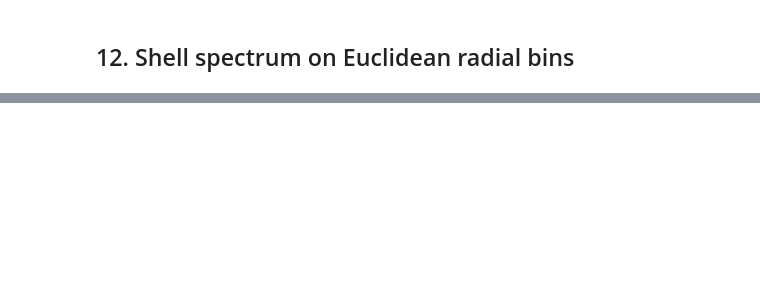
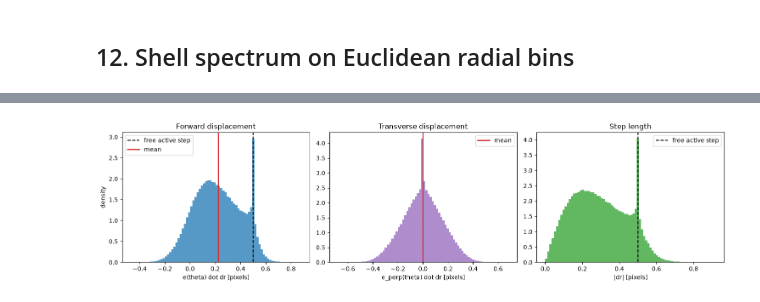
Before and after one commit to 2DHvN/CNEEP_v2, a Jupyter notebook: notebooks/Corr_ABP_ShellForce.ipynb, the cells around one changed output, grey strips where cells are left out. Drawn from its saved outputs; the diff is of its cells as text; code cells hidden in the pictures; blank space fills up the shorter version.

```diff
--- a/notebooks/Corr_ABP_ShellForce.ipynb
+++ b/notebooks/Corr_ABP_ShellForce.ipynb
@@ -889,0 +908,85 @@ for idx, (lo, hi) in enumerate(bounds_px):
+# %%
+# This diagnostic uses hidden particle orientations from the simulator for
+# interpretation only. The density-only model did not receive orientation
+# channels as input.
+pos = result_test["positions"].numpy()  # [T, B, N, 2]
+theta = result_test["theta"].numpy()    # [T, B, N]
+
+# User controls for this diagnostic only.
+# diagnostic_stride is measured in saved frames, so the physical interval is
+# diagnostic_stride * dt_saved.
+diagnostic_stride = 1
+
+if diagnostic_stride < 1:
+    raise ValueError("diagnostic_stride must be >= 1.")
+if diagnostic_stride >= pos.shape[0]:
+    raise ValueError("diagnostic_stride is longer than the saved trajectory.")
+
+pos0 = pos[:-diagnostic_stride]
+pos1 = pos[diagnostic_stride:]
+theta0 = theta[:-diagnostic_stride]
+
+dr = pos1 - pos0
+dr = dr - abp_params.L * np.round(dr / abp_params.L)
+
+direction = np.stack([np.cos(theta0), np.sin(theta0)], axis=-1)
+perp_direction = np.stack([-np.sin(theta0), np.cos(theta0)], axis=-1)
+
+disp = np.linalg.norm(dr, axis=-1)
+parallel = np.sum(dr * direction, axis=-1)
+perp = np.sum(dr * perp_direction, axis=-1)
+
+flat_disp = disp.reshape(-1)
+flat_parallel = parallel.reshape(-1)
+flat_perp = perp.reshape(-1)
+
+diagnostic_dt = diagnostic_stride * dt_saved
+free_active_step = abp_params.v0 * diagnostic_dt
+trans_noise_rms = np.sqrt(4.0 * abp_params.Dt * diagnostic_dt)
+
+pixel_size = fieldizer.dx
+flat_disp_px = flat_disp / pixel_size
+flat_parallel_px = flat_parallel / pixel_size
+flat_perp_px = flat_perp / pixel_size
+free_active_step_px = free_active_step / pixel_size
+trans_noise_rms_px = trans_noise_rms / pixel_size
+
+print(f"diagnostic_stride:      {diagnostic_stride} saved frames")
+print(f"diagnostic_dt:          {diagnostic_dt:.6e}")
+print(f"pixel_size dx:          {pixel_size:.6e}")
+print(f"mean |dr| [px]:         {flat_disp_px.mean():.6e}")
+print(f"mean e(theta).dr [px]:  {flat_parallel_px.mean():.6e}")
+print(f"std  e(theta).dr [px]:  {flat_parallel_px.std():.6e}")
+print(f"mean e_perp.dr [px]:    {flat_perp_px.mean():.6e}")
+print(f"free active step [px]:  {free_active_step_px:.6e}")
+print(f"2D Brownian rms [px]:   {trans_noise_rms_px:.6e}")
+
+fig, axes = plt.subplots(1, 3, figsize=(15, 4))
+
+axes[0].hist(flat_parallel_px, bins=80, density=True, alpha=0.75)
+axes[0].axvline(free_active_step_px, color="k", linestyle="--", label="free active step")
+axes[0].axvline(flat_parallel_px.mean(), color="tab:red", lw=2, label="mean")
+axes[0].set_xlabel("e(theta) dot dr [pixels]")
+axes[0].set_ylabel("density")
+axes[0].set_title("Forward displacement")
+axes[0].legend()
+
+axes[1].hist(flat_perp_px, bins=80, density=True, alpha=0.75, color="tab:purple")
+axes[1].axvline(0, color="k", linestyle="--")
+axes[1].axvline(flat_perp_px.mean(), color="tab:red", lw=2, label="mean")
+axes[1].set_xlabel("e_perp(theta) dot dr [pixels]")
+axes[1].set_title("Transverse displacement")
+axes[1].legend()
+
+axes[2].hist(flat_disp_px, bins=80, density=True, alpha=0.75, color="tab:green")
+axes[2].axvline(free_active_step_px, color="k", linestyle="--", label="free active step")
+axes[2].set_xlabel("|dr| [pixels]")
+axes[2].set_title("Step length")
+axes[2].legend()
+
+plt.tight_layout()
+plt.savefig(os.path.join(current_result_folder, "abp_displacement_distribution.png"), dpi=150)
+plt.show()
+
+print("Detailed self-step bin statistics are omitted; the histogram above is the displacement diagnostic.")
+# %% [output]
@@ -889,0 +1002 @@ for idx, (lo, hi) in enumerate(bounds_px):
+[figure, added]
```
Also changed, not shown: parts of 29 cells of this notebook, 4 other files.
